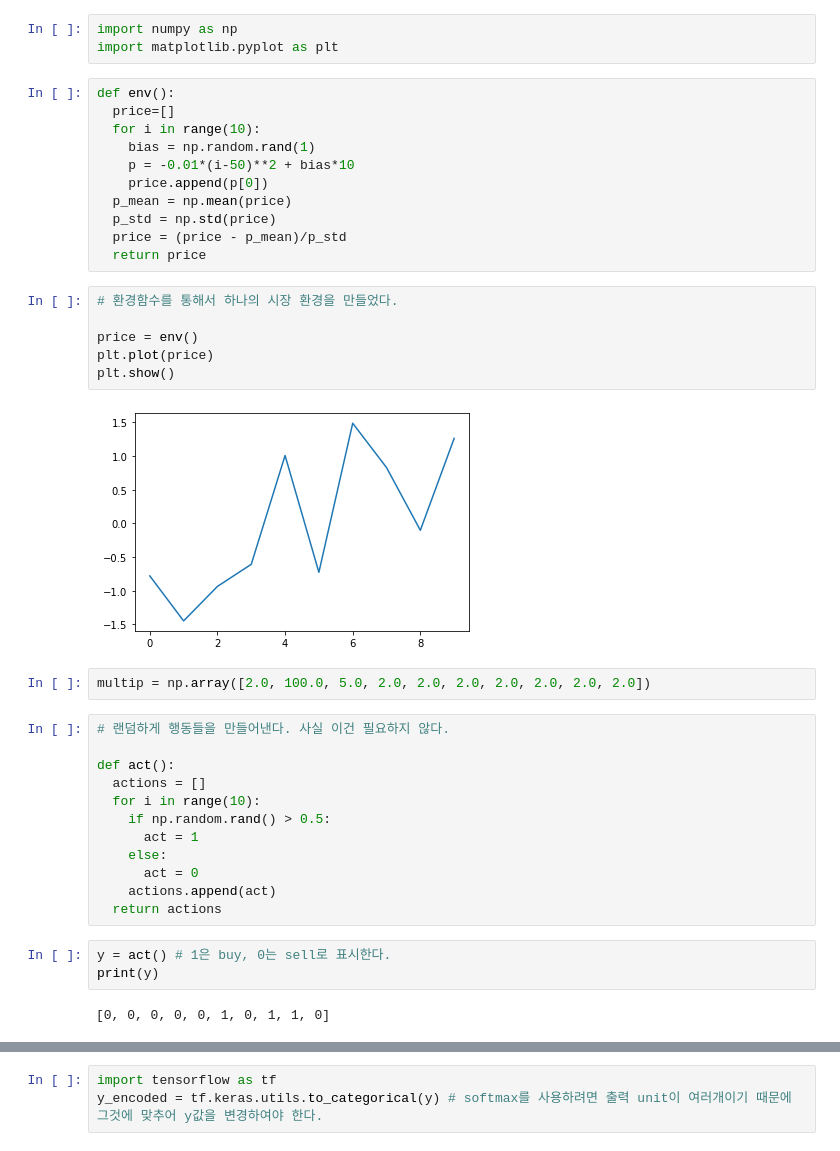
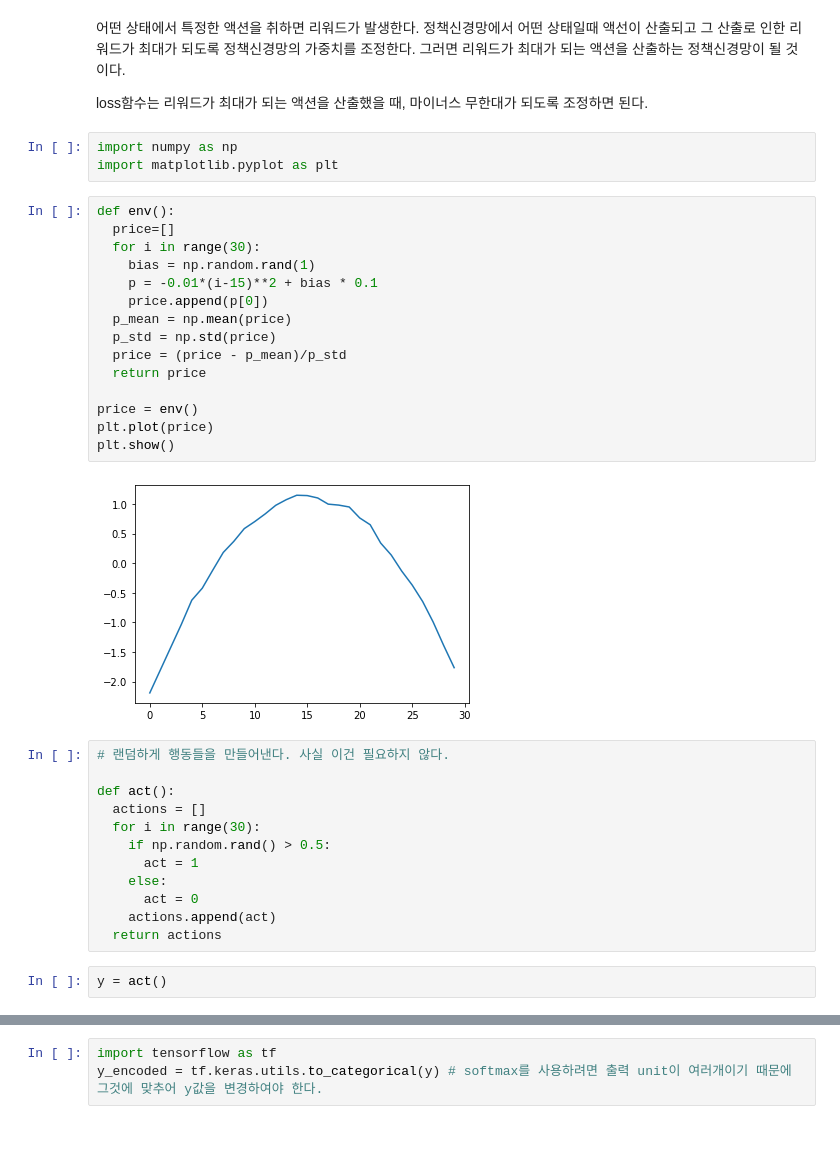
Before and after one commit to sjbaek12/sjbaek12.github.io, a Jupyter notebook: 테스트_강화학습.ipynb, the cells around one changed output, grey strips where cells are left out. Cells and saved outputs as stored; diff of their text form.

```diff
--- a/테스트_강화학습.ipynb
+++ b/테스트_강화학습.ipynb
@@ -1,43 +1,41 @@
 # %% [markdown]
 <a href="https://colab.research.google.com/github/sjbaek12/sjbaek12.github.io/blob/master/%ED%85%8C%EC%8A%A4%ED%8A%B8_%EA%B0%95%ED%99%94%ED%95%99%EC%8A%B5.ipynb" target="_parent"><img src="https://colab.research.google.com/assets/colab-badge.svg" alt="Open In Colab"/></a>
+# %% [markdown]
+어떤 상태에서 특정한 액션을 취하면 리워드가 발생한다.
+정책신경망에서 어떤 상태일때 액선이 산출되고 그 산출로 인한 리워드가 최대가 되도록 정책신경망의 가중치를 조정한다. 그러면 리워드가 최대가 되는 액션을 산출하는 정책신경망이 될 것이다.
+
+loss함수는 리워드가 최대가 되는 액션을 산출했을 때, 마이너스 무한대가 되도록 조정하면 된다.
 # %%
 import numpy as np
 import matplotlib.pyplot as plt
 # %%
 def env():
   price=[]
-  for i in range(10):
+  for i in range(30):
     bias = np.random.rand(1)
-    p = -0.01*(i-50)**2 + bias*10
+    p = -0.01*(i-15)**2 + bias * 0.1
     price.append(p[0])
   p_mean = np.mean(price)
   p_std = np.std(price)
   price = (price - p_mean)/p_std
   return price
+
+price = env()
+plt.plot(price)
+plt.show()
+# %% [output]
+[figure, added]
-# %%
-# 환경함수를 통해서 하나의 시장 환경을 만들었다.
-
-price = env()
-plt.plot(price)
-plt.show()
-# %% [output]
-[figure, removed]
-# %%
-multip = np.array([2.0, 100.0, 5.0, 2.0, 2.0, 2.0, 2.0, 2.0, 2.0, 2.0])
 # %%
 # 랜덤하게 행동들을 만들어낸다. 사실 이건 필요하지 않다.
 
 def act():
   actions = []
-  for i in range(10):
+  for i in range(30):
     if np.random.rand() > 0.5:
       act = 1
     else:
       act = 0
     actions.append(act)
   return actions
-# %%
-y = act() # 1은 buy, 0는 sell로 표시한다.
-print(y)
-# %% [output]
-[0, 0, 0, 0, 0, 1, 0, 1, 1, 0]
+# %%
+y = act()
```
Also changed, not shown: parts of 50 cells of this notebook.
